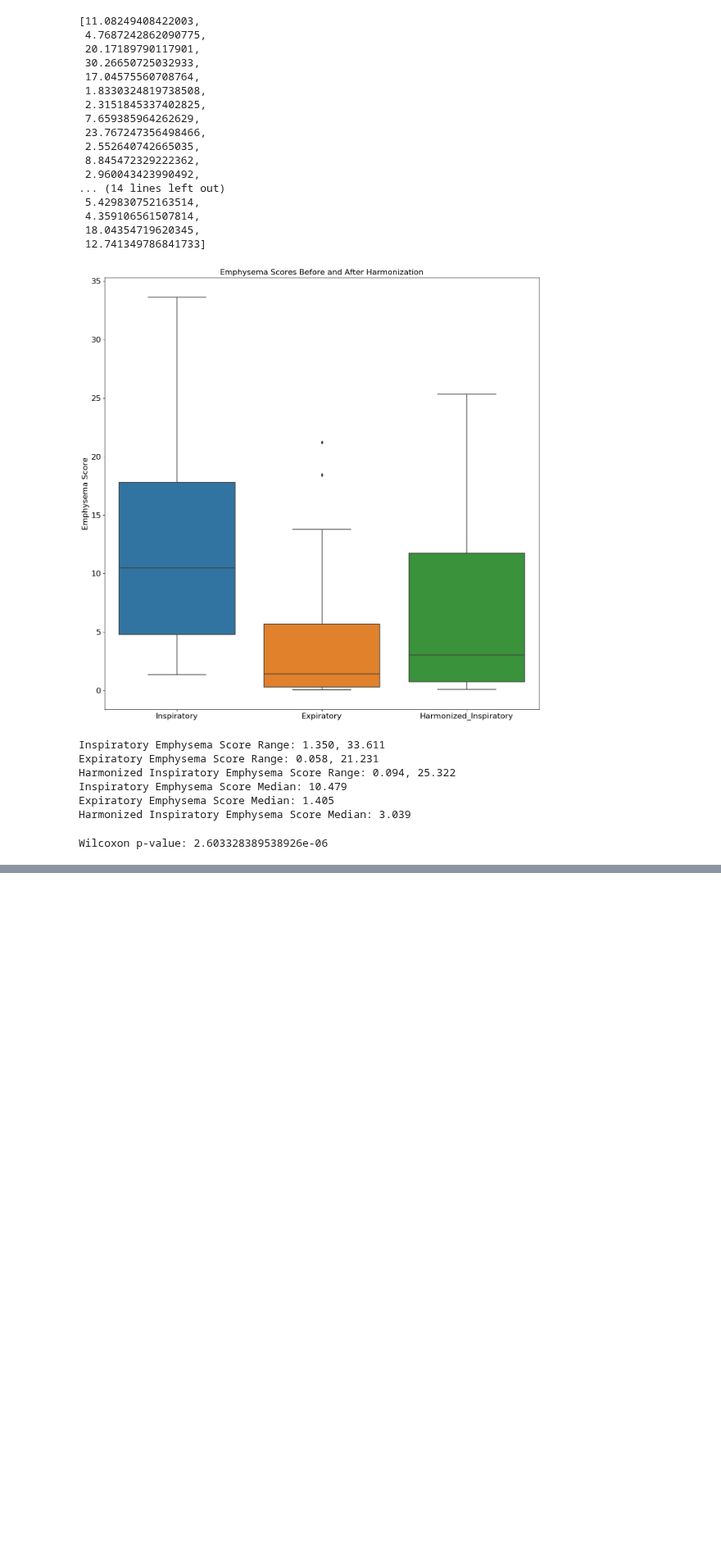
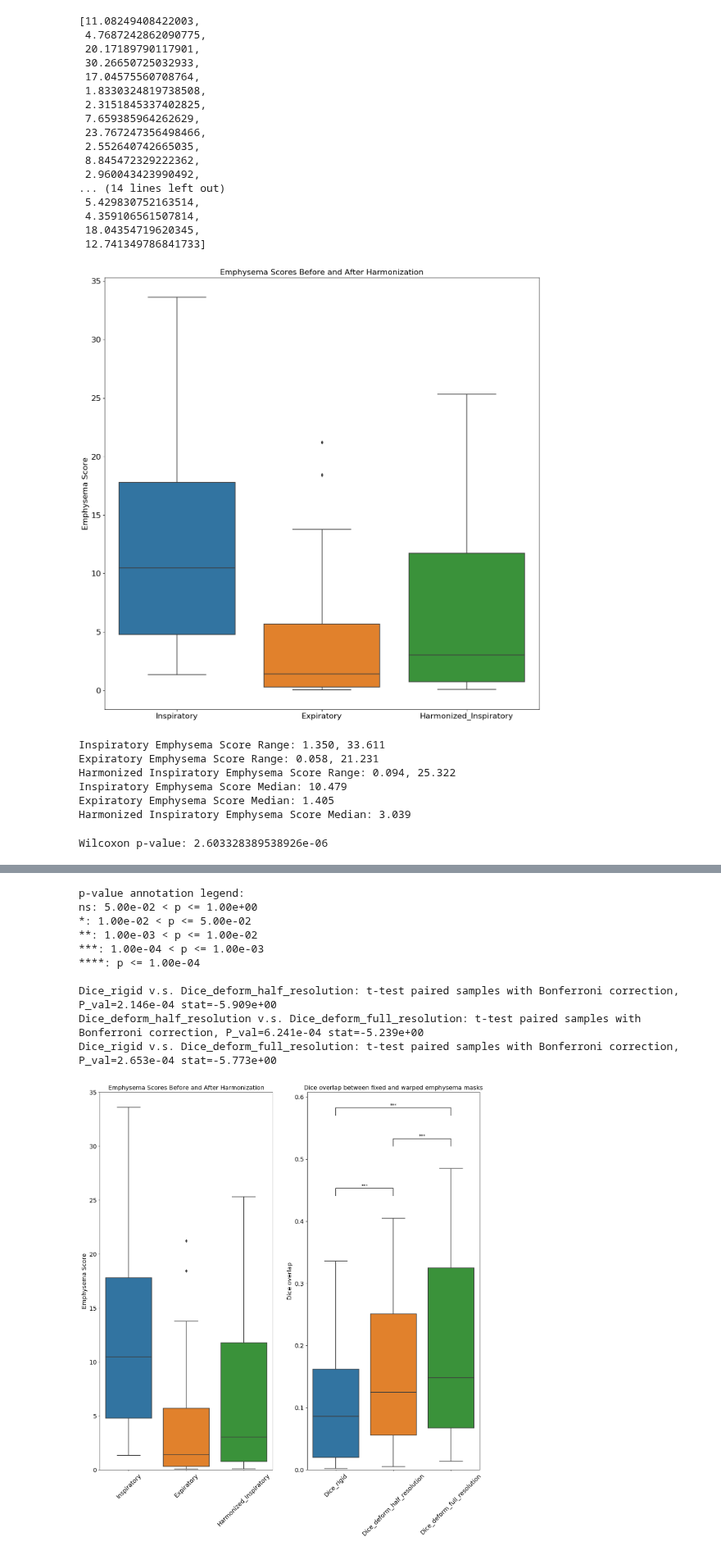
Before and after one commit to MASILab/Inhale_Exhale_CT, a Jupyter notebook: Figures/emphysema_validation.ipynb, the cells around one changed output, grey strips where cells are left out. Shown at 82% size. Cells and saved outputs as stored; diff of their text form; code cells hidden in the pictures; blank space fills up the shorter version.

```diff
--- a/Figures/emphysema_validation.ipynb
+++ b/Figures/emphysema_validation.ipynb
@@ -122,0 +254,68 @@ Wilcoxon p-value: 2.603328389538926e-06
+# %%
+import pandas as pd
+import seaborn as sns
+import matplotlib.pyplot as plt
+from scipy.stats import wilcoxon
+from statannot import add_stat_annotation
+import matplotlib.gridspec as gridspec
+
+# Assuming dice_overlap_rigid, dice_overlap_deform, dice_overlap_full, insp_bone_emphysema, exp_std_emphysema, and harm_insptoexp_std_emphysema are defined
+
+# Data for the first plot
+data1 = {
+    'Dice_rigid': dice_overlap_rigid,
+    'Dice_deform_half_resolution': dice_overlap_deform,
+    'Dice_deform_full_resolution': dice_overlap_full
+}
+df1 = pd.DataFrame(data1)
+
+# Data for the second plot
+data2 = [insp_bone_emphysema, exp_std_emphysema, harm_insptoexp_std_emphysema]
+labels2 = ["Inspiratory", "Expiratory", "Harmonized_Inspiratory"]
+
+# Create a figure with a gridspec layout
+fig = plt.figure(figsize=(16, 16))
+gs = gridspec.GridSpec(1, 2, width_ratios=[1, 1])
+
+# First plot
+ax1 = plt.subplot(gs[1])
+sns.boxplot(data=df1, ax=ax1)
+ax1.set_ylabel("Dice overlap", fontsize=14)
+ax1.set_xticklabels(df1.columns, fontsize=14, rotation=30)  # Rotate x-tick labels
+ax1.set_ylim(0, 0.6)
+ax1.tick_params(axis='y', labelsize=14)  # Ensure y-tick labels are correctly formatted
+ax1.set_title("Dice overlap between fixed and warped emphysema masks", fontsize=14)
+
+# Add statistical annotations to the first plot
+box_pairs1 = [
+    ("Dice_rigid", "Dice_deform_half_resolution"),
+    ("Dice_rigid", "Dice_deform_full_resolution"),
+    ("Dice_deform_half_resolution", "Dice_deform_full_resolution")
+]
+add_stat_annotation(ax1, data=df1, box_pairs=box_pairs1,
+                    test='t-test_paired', text_format='star', loc='inside', verbose=2)
+
+# Second plot
+ax2 = plt.subplot(gs[0])
+sns.boxplot(data=data2, ax=ax2)
+ax2.set_xticklabels(labels2, fontsize=14, rotation=30)  # Rotate x-tick labels
+ax2.set_ylabel("Emphysema Score", fontsize=14)
+ax2.set_ylim(0, 35)
+ax2.tick_params(axis='y', labelsize=14)  # Ensure y-tick labels are correctly formatted
+ax2.set_title("Emphysema Scores Before and After Harmonization", fontsize=14)
+
+# Save the figure
+plt.savefig("/nfs/masi/krishar1/SPIE_2025_InhaleExhaleCT/SPIE_paper_figures/quantitative/dice_emp_combined_plots.tiff", dpi=300)
+plt.show()
+# %% [output]
+p-value annotation legend:
+ns: 5.00e-02 < p <= 1.00e+00
+*: 1.00e-02 < p <= 5.00e-02
+**: 1.00e-03 < p <= 1.00e-02
+***: 1.00e-04 < p <= 1.00e-03
+****: p <= 1.00e-04
+
+Dice_rigid v.s. Dice_deform_half_resolution: t-test paired samples with Bonferroni correction, P_val=2.146e-04 stat=-5.909e+00
+Dice_deform_half_resolution v.s. Dice_deform_full_resolution: t-test paired samples with Bonferroni correction, P_val=6.241e-04 stat=-5.239e+00
+Dice_rigid v.s. Dice_deform_full_resolution: t-test paired samples with Bonferroni correction, P_val=2.653e-04 stat=-5.773e+00
+[figure, added]
```
Also changed, not shown: parts of 6 cells of this notebook.
